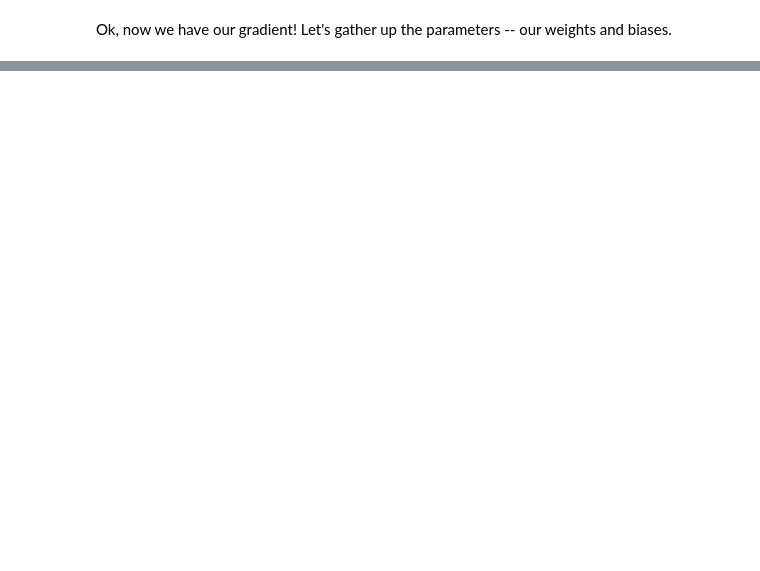
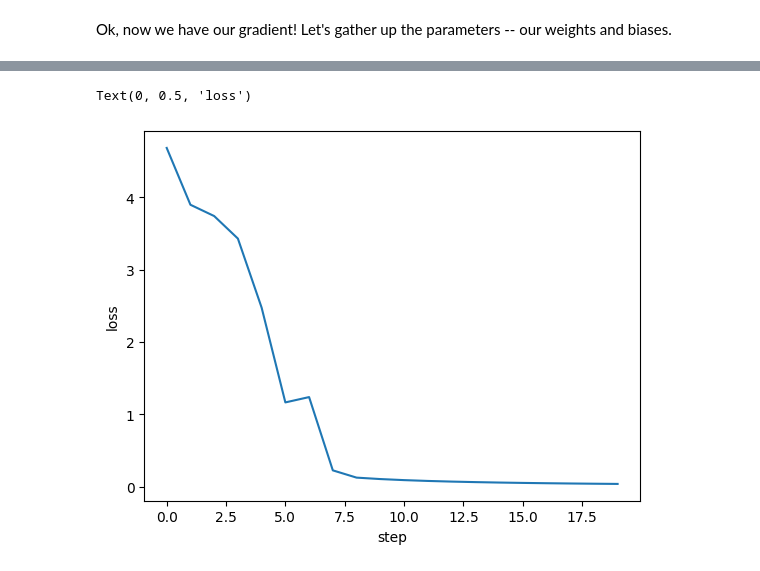
Before and after one commit to lgngrvs/micrograd-follow-along, a Jupyter notebook: Karpathy.ipynb, the cells around one changed output, grey strips where cells are left out. Saved outputs shown, nothing was run; the diff lists cells and outputs as text; code cells hidden in the pictures; blank space fills up the shorter version.

```diff
--- a/Karpathy.ipynb
+++ b/Karpathy.ipynb
@@ -1603,0 +1755,36 @@ def parameters(self):
+# %%
+x = [-2.0, 3.0, -1.0]
+n = MLP(3, [4, 4, 1])
+n(x)
+
+xs = [
+    [2.0, 3.0, -1.0],
+    [3.0, -1.0, 0.5],
+    [0.5, 1.0, 1.0],
+    [1.0, 1.0, -1.0],
+]
+
+ys = [1.0, -1.0, -1.0, 1.0]
+# %%
+num_passes = 20
+learning_rate = 0.05
+
+loss_history = []
+
+for k in range(num_passes):
+
+    # Forward pass
+    ypred = [n(x) for x in xs]
+    loss = sum([(yout-ygt)**2 for ygt, yout in zip(ys, ypred)])
+
+    # Backward pass
+    for p in n.parameters():
+        p.grad = 0.0
+    loss.backward()
+
+    # Update
+    for p in n.parameters():
+        p.data += -learning_rate * p.grad
+
+    print(k, loss.data)
+    loss_history.extend([(k, loss.data)])
@@ -1603,0 +1812,8 @@ def parameters(self):
+# %%
+plotxs, plotys = zip(*loss_history)
+plt.plot(plotxs, plotys)
+plt.xlabel('step')
+plt.ylabel('loss')
+# %% [output]
+Text(0, 0.5, 'loss')
+[figure, added]
```
Also changed, not shown: parts of 19 cells of this notebook.
